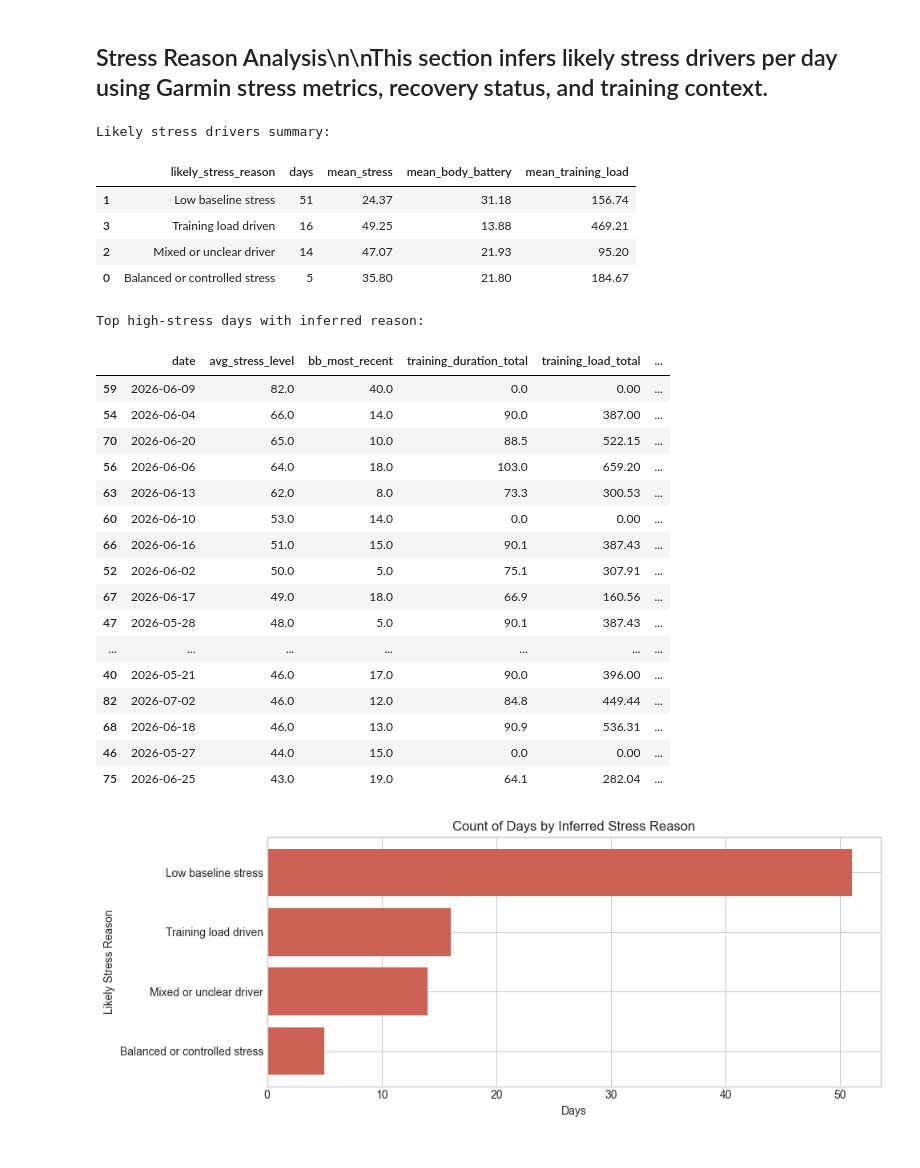
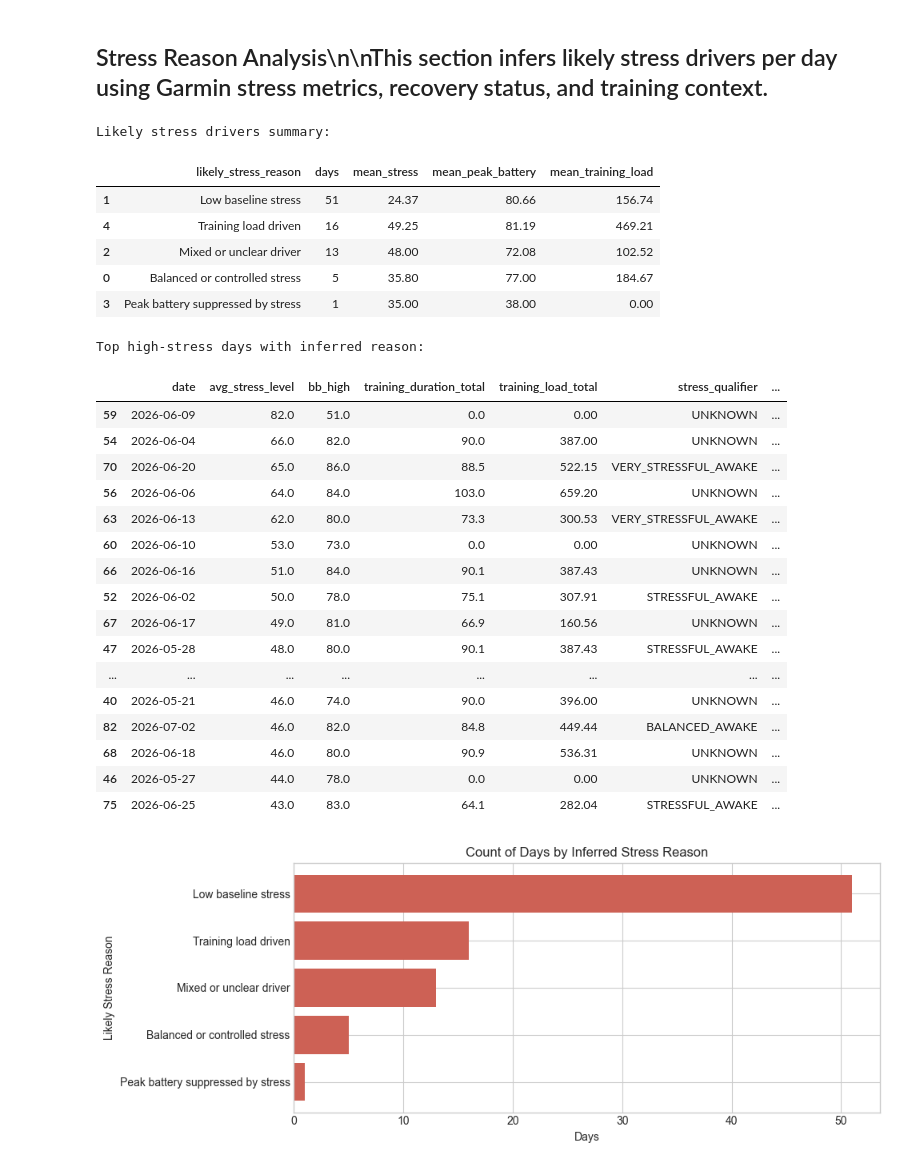
Before and after one commit to jvinodraj/theEagle, a Jupyter notebook: notebooks/garmin_stress_body_battery_trend.ipynb, the cells around one changed output. Cells and saved outputs as stored; diff of their text form; code cells hidden in the pictures.

Commit message:
body battery changes

```diff
--- a/notebooks/garmin_stress_body_battery_trend.ipynb
+++ b/notebooks/garmin_stress_body_battery_trend.ipynb
@@ -12,14 +12,19 @@ import json
 import numpy as np
 import pandas as pd
 import matplotlib.pyplot as plt
+from sklearn.ensemble import RandomForestClassifier
+from sklearn.impute import SimpleImputer
+from sklearn.metrics import accuracy_score, classification_report, roc_auc_score
+from sklearn.model_selection import train_test_split
 
 plt.style.use('seaborn-v0_8-whitegrid')
 pd.set_option('display.max_columns', 100)
 
 repo_root = Path.cwd().parent if Path.cwd().name == 'notebooks' else Path.cwd()
-raw_path = repo_root / 'reports' / 'health_snapshots' / 'health_snapshots_raw_2026-04-11_to_2026-07-20.json'
+raw_path = repo_root / 'reports' / 'health_snapshots' / 'health_snapshots_2026-04-11_to_2026-07-18.json'
 
 print(f'Repository root: {repo_root}')
 print(f'Using data file: {raw_path}')
+print(f'File exists: {raw_path.exists()}')
 # %% [output]
 Repository root: c:\Users\A717631\repo\theEagle
@@ -303,16 +377,16 @@ else:
     training_pivot['dominant_type'] = training_pivot.apply(_dominant_type, axis=1)
     training_pivot['any_training'] = (training_pivot[['easy', 'interval', 'strength']].sum(axis=1) > 0).astype(int)
 
-    merged = df[['date', 'avg_stress_level', 'bb_most_recent']].merge(training_pivot, on='date', how='left')
+    merged = df[['date', 'avg_stress_level', 'bb_high']].merge(training_pivot, on='date', how='left')
     for col in ['easy', 'interval', 'strength', 'any_training']:
         merged[col] = merged[col].fillna(0)
     merged['dominant_type'] = merged['dominant_type'].fillna('none')
 
     # Same-day and next-day effects by workout type.
     merged = merged.sort_values('date').reset_index(drop=True)
-    merged['bb_next_day'] = merged['bb_most_recent'].shift(-1)
+    merged['bb_next_day'] = merged['bb_high'].shift(-1)
     merged['stress_next_day'] = merged['avg_stress_level'].shift(-1)
-    merged['bb_delta_next_day'] = merged['bb_next_day'] - merged['bb_most_recent']
+    merged['bb_delta_next_day'] = merged['bb_next_day'] - merged['bb_high']
     merged['stress_delta_next_day'] = merged['stress_next_day'] - merged['avg_stress_level']
 
     summary = (
@@ -321,7 +395,7 @@ else:
         .agg(
             days=('date', 'count'),
             avg_stress=('avg_stress_level', 'mean'),
-            avg_bb=('bb_most_recent', 'mean'),
+            avg_bb=('bb_high', 'mean'),
             next_day_bb_delta=('bb_delta_next_day', 'mean'),
             next_day_stress_delta=('stress_delta_next_day', 'mean')
         )
@@ -333,7 +407,7 @@ else:
         .agg(
             days=('date', 'count'),
             avg_stress=('avg_stress_level', 'mean'),
-            avg_bb=('bb_most_recent', 'mean')
+            avg_bb=('bb_high', 'mean')
         )
     )
     overall['group'] = overall['any_training'].map({0: 'Rest / No Training', 1: 'Training Day'})
@@ -352,8 +426,8 @@ else:
     axes[0].set_xlabel('Workout Type')
 
     axes[1].bar(summary['dominant_type'], summary['avg_bb'], color='#1F618D', alpha=0.85)
-    axes[1].set_title('Average Body Battery by Dominant Workout Type')
-    axes[1].set_ylabel('Average Body Battery')
+    axes[1].set_title('Average Peak Battery by Dominant Workout Type')
+    axes[1].set_ylabel('Average Peak Body Battery')
     axes[1].set_xlabel('Workout Type')
 
     plt.tight_layout()
@@ -726,6 +800,7 @@ reason_df['sleep_recovery_low'] = (
 ) | (
     reason_df['bb_during_sleep'].fillna(999) <= 40
 )
+reason_df['peak_battery_low'] = reason_df['bb_high'].fillna(999) <= 50
 reason_df['training_day'] = reason_df['training_duration_total'].fillna(0) > 0
 
 
@@ -736,6 +811,7 @@ def classify_stress_reason(row: pd.Series) -> str:
 
     high_stress = avg_stress >= 35
     very_high_stress = avg_stress >= 45
+    peak_bb_low = row.get('peak_battery_low', False)
 
     interval_or_hard = row.get('interval_count', 0) > 0 or row.get('interval_duration_min', 0) >= 45
     high_training_load = row.get('training_load_total', 0) >= reason_df['training_load_total'].quantile(0.75)
@@ -748,6 +824,9 @@ def classify_stress_reason(row: pd.Series) -> str:
 
     if not high_stress:
         return 'Low baseline stress'
+
+    if peak_bb_low and high_stress:
+        return 'Peak battery suppressed by stress'
 
     if (interval_or_hard or high_training_load) and not high_rest_stress:
         return 'Training load driven'
@@ -774,55 +853,56 @@ reason_summary = (
     .groupby('likely_stress_reason', as_index=False)
     .agg(
         days=('date', 'count'),
         mean_stress=('avg_stress_level', 'mean'),
-        mean_body_battery=('bb_most_recent', 'mean'),
+        mean_peak_battery=('bb_high', 'mean'),
         mean_training_load=('training_load_total', 'mean')
     )
     .sort_values(['days', 'mean_stress'], ascending=[False, False])
 )
 
 print('Likely stress drivers summary:')
 display(reason_summary.round(2))
 
 high_days = reason_df[reason_df['avg_stress_level'] >= 40].copy()
 high_days = high_days[
-    ['date', 'avg_stress_level', 'bb_most_recent', 'training_duration_total', 'training_load_total', 'stress_qualifier', 'likely_stress_reason']
+    ['date', 'avg_stress_level', 'bb_high', 'training_duration_total', 'training_load_total', 'stress_qualifier', 'likely_stress_reason']
 ].sort_values('avg_stress_level', ascending=False)
 
 print('Top high-stress days with inferred reason:')
 display(high_days.head(20))
 
 fig, ax = plt.subplots(figsize=(10, 4))
 plot_data = reason_summary.sort_values('days', ascending=True)
 ax.barh(plot_data['likely_stress_reason'], plot_data['days'], color='#CD6155')
 ax.set_title('Count of Days by Inferred Stress Reason')
 ax.set_xlabel('Days')
 ax.set_ylabel('Likely Stress Reason')
 plt.tight_layout()
 plt.show()
 # %% [output]
 Likely stress drivers summary:
-|  | likely_stress_reason | days | mean_stress | mean_body_battery | mean_training_load |
-| 1 | Low baseline stress | 51 | 24.37 | 31.18 | 156.74 |
-| 3 | Training load driven | 16 | 49.25 | 13.88 | 469.21 |
-| 2 | Mixed or unclear driver | 14 | 47.07 | 21.93 | 95.20 |
-| 0 | Balanced or controlled stress | 5 | 35.80 | 21.80 | 184.67 |
+|  | likely_stress_reason | days | mean_stress | mean_peak_battery | mean_training_load |
+| 1 | Low baseline stress | 51 | 24.37 | 80.66 | 156.74 |
+| 4 | Training load driven | 16 | 49.25 | 81.19 | 469.21 |
+| 2 | Mixed or unclear driver | 13 | 48.00 | 72.08 | 102.52 |
+| 0 | Balanced or controlled stress | 5 | 35.80 | 77.00 | 184.67 |
+| 3 | Peak battery suppressed by stress | 1 | 35.00 | 38.00 | 0.00 |
 Top high-stress days with inferred reason:
-|  | date | avg_stress_level | bb_most_recent | training_duration_total | training_load_total | ... |
-| 59 | 2026-06-09 | 82.0 | 40.0 | 0.0 | 0.00 | ... |
-| 54 | 2026-06-04 | 66.0 | 14.0 | 90.0 | 387.00 | ... |
-| 70 | 2026-06-20 | 65.0 | 10.0 | 88.5 | 522.15 | ... |
-| 56 | 2026-06-06 | 64.0 | 18.0 | 103.0 | 659.20 | ... |
-| 63 | 2026-06-13 | 62.0 | 8.0 | 73.3 | 300.53 | ... |
-| 60 | 2026-06-10 | 53.0 | 14.0 | 0.0 | 0.00 | ... |
-| 66 | 2026-06-16 | 51.0 | 15.0 | 90.1 | 387.43 | ... |
-| 52 | 2026-06-02 | 50.0 | 5.0 | 75.1 | 307.91 | ... |
-| 67 | 2026-06-17 | 49.0 | 18.0 | 66.9 | 160.56 | ... |
-| 47 | 2026-05-28 | 48.0 | 5.0 | 90.1 | 387.43 | ... |
-| ... | ... | ... | ... | ... | ... | ... |
-| 40 | 2026-05-21 | 46.0 | 17.0 | 90.0 | 396.00 | ... |
-| 82 | 2026-07-02 | 46.0 | 12.0 | 84.8 | 449.44 | ... |
-| 68 | 2026-06-18 | 46.0 | 13.0 | 90.9 | 536.31 | ... |
-| 46 | 2026-05-27 | 44.0 | 15.0 | 0.0 | 0.00 | ... |
-| 75 | 2026-06-25 | 43.0 | 19.0 | 64.1 | 282.04 | ... |
+|  | date | avg_stress_level | bb_high | training_duration_total | training_load_total | stress_qualifier | ... |
+| 59 | 2026-06-09 | 82.0 | 51.0 | 0.0 | 0.00 | UNKNOWN | ... |
+| 54 | 2026-06-04 | 66.0 | 82.0 | 90.0 | 387.00 | UNKNOWN | ... |
+| 70 | 2026-06-20 | 65.0 | 86.0 | 88.5 | 522.15 | VERY_STRESSFUL_AWAKE | ... |
+| 56 | 2026-06-06 | 64.0 | 84.0 | 103.0 | 659.20 | UNKNOWN | ... |
+| 63 | 2026-06-13 | 62.0 | 80.0 | 73.3 | 300.53 | VERY_STRESSFUL_AWAKE | ... |
+| 60 | 2026-06-10 | 53.0 | 73.0 | 0.0 | 0.00 | UNKNOWN | ... |
+| 66 | 2026-06-16 | 51.0 | 84.0 | 90.1 | 387.43 | UNKNOWN | ... |
+| 52 | 2026-06-02 | 50.0 | 78.0 | 75.1 | 307.91 | STRESSFUL_AWAKE | ... |
+| 67 | 2026-06-17 | 49.0 | 81.0 | 66.9 | 160.56 | UNKNOWN | ... |
+| 47 | 2026-05-28 | 48.0 | 80.0 | 90.1 | 387.43 | STRESSFUL_AWAKE | ... |
+| ... | ... | ... | ... | ... | ... | ... | ... |
+| 40 | 2026-05-21 | 46.0 | 74.0 | 90.0 | 396.00 | UNKNOWN | ... |
+| 82 | 2026-07-02 | 46.0 | 82.0 | 84.8 | 449.44 | BALANCED_AWAKE | ... |
+| 68 | 2026-06-18 | 46.0 | 80.0 | 90.9 | 536.31 | UNKNOWN | ... |
+| 46 | 2026-05-27 | 44.0 | 78.0 | 0.0 | 0.00 | UNKNOWN | ... |
+| 75 | 2026-06-25 | 43.0 | 83.0 | 64.1 | 282.04 | STRESSFUL_AWAKE | ... |
-[figure, old version]
+[figure, new version]
```
Also changed, not shown: parts of 11 cells of this notebook, 10 other files.
